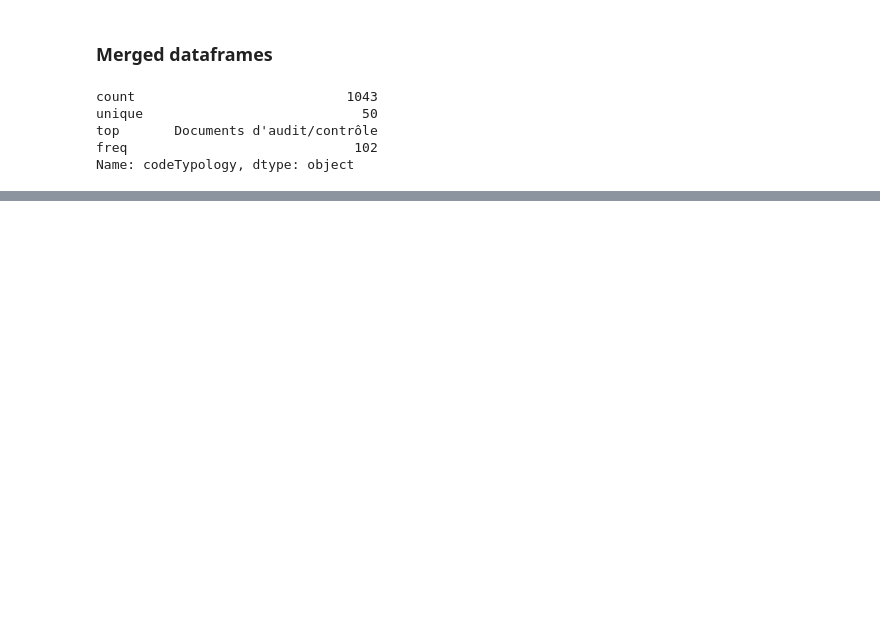
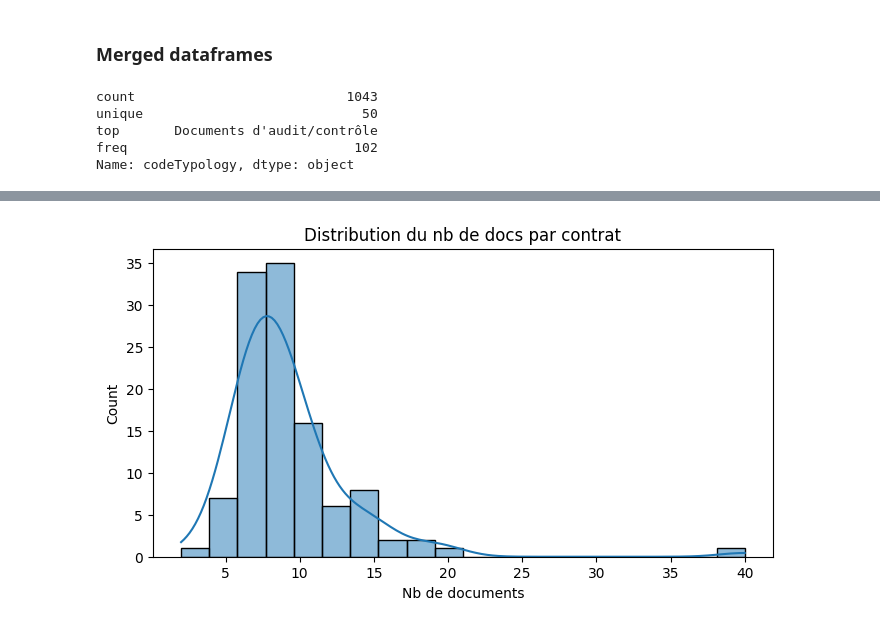
Before and after one commit to chaindatax/cr-docs_analyser, a Jupyter notebook: export_xelians_analysis.ipynb, the cells around one changed output, grey strips where cells are left out. Saved outputs shown, nothing was run; the diff lists cells and outputs as text; code cells hidden in the pictures; blank space fills up the shorter version.

```diff
--- a/export_xelians_analysis.ipynb
+++ b/export_xelians_analysis.ipynb
@@ -115,0 +147,11 @@ Name: codeTypology, dtype: object
+# %%
+# Nombre de documents par contrat (histogramme)
+docs_per_contract = df_files.groupby("idContract").size()
+
+plt.figure(figsize=(8, 4))
+sns.histplot(docs_per_contract, bins=20, kde=True)
+plt.title("Distribution du nb de docs par contrat")
+plt.xlabel("Nb de documents")
+plt.show()
+# %% [output]
+[figure, added]
```
Also changed, not shown: parts of 13 cells of this notebook, 2 other files.
